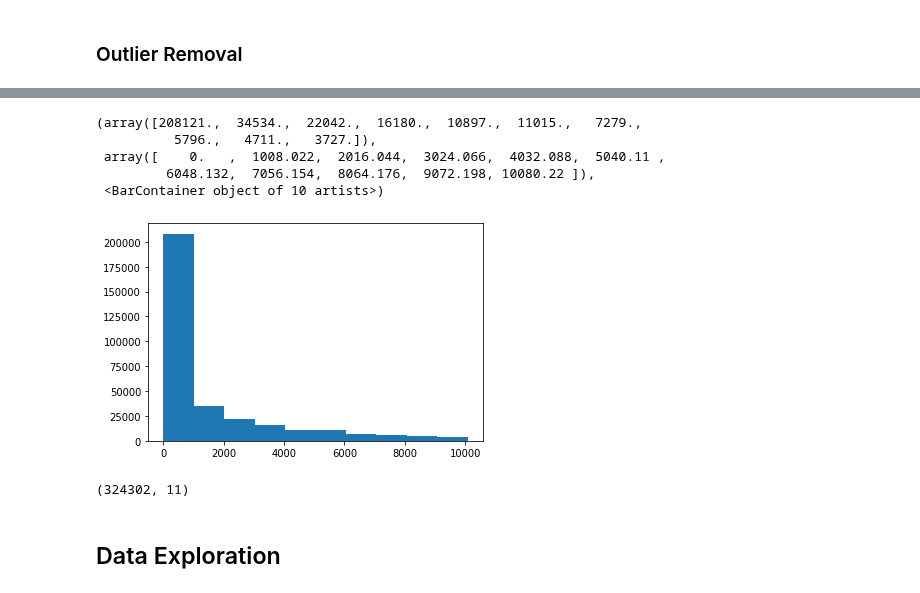
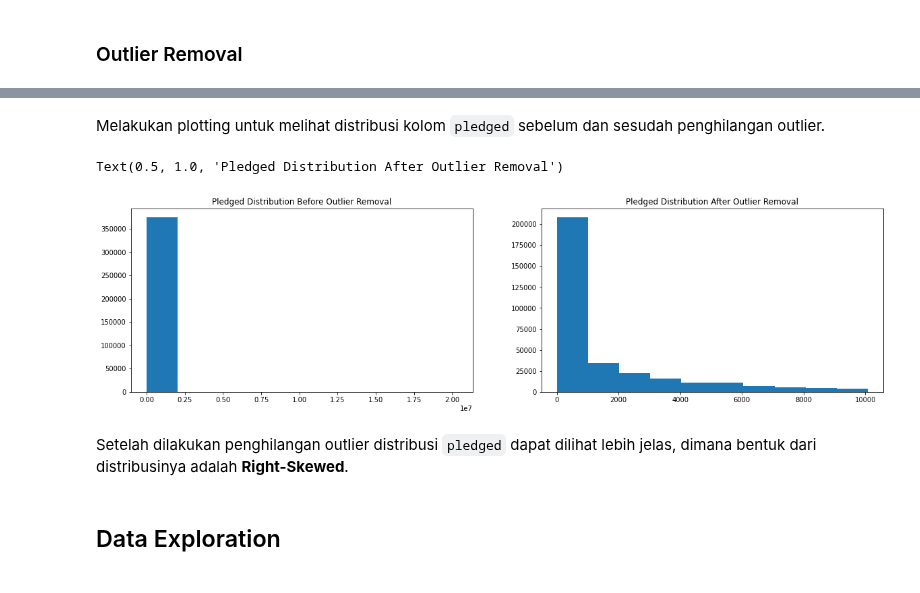
Before and after one commit to Penzragon/h8dsft_P0W3, a Jupyter notebook: script.ipynb, the cells around one changed output, grey strips where cells are left out. Drawn from its saved outputs; the diff is of its cells as text; code cells hidden in the pictures.

Commit message:
Add documentation to outlier removal

```diff
--- a/script.ipynb
+++ b/script.ipynb
@@ -316,16 +322,16 @@ sns.boxplot(data=projects_no_outlier, x='pledged')
-# %%
-plt.hist(projects_no_outlier.pledged)
-# %% [output]
-(array([208121.,  34534.,  22042.,  16180.,  10897.,  11015.,   7279.,
-          5796.,   4711.,   3727.]),
- array([    0.   ,  1008.022,  2016.044,  3024.066,  4032.088,  5040.11 ,
-         6048.132,  7056.154,  8064.176,  9072.198, 10080.22 ]),
- <BarContainer object of 10 artists>)
-[figure, removed]
-# %%
-projects_no_outlier.shape
-# %% [output]
-(324302, 11)
+# %% [markdown]
+Melakukan plotting untuk melihat distribusi kolom `pledged` sebelum dan sesudah penghilangan outlier.
+# %%
+fig, ax = plt.subplots(ncols=2, figsize=(20,5))
+ax[0].hist(projects.pledged)
+ax[0].set_title('Pledged Distribution Before Outlier Removal')
+ax[1].hist(projects_no_outlier.pledged)
+ax[1].set_title('Pledged Distribution After Outlier Removal')
+# %% [output]
+Text(0.5, 1.0, 'Pledged Distribution After Outlier Removal')
+[figure, added]
+# %% [markdown]
+Setelah dilakukan penghilangan outlier distribusi `pledged` dapat dilihat lebih jelas, dimana bentuk dari distribusinya adalah **Right-Skewed**.
 # %% [markdown]
 ## Data Exploration
 # %%
```
Also changed, not shown: parts of 9 cells of this notebook.
